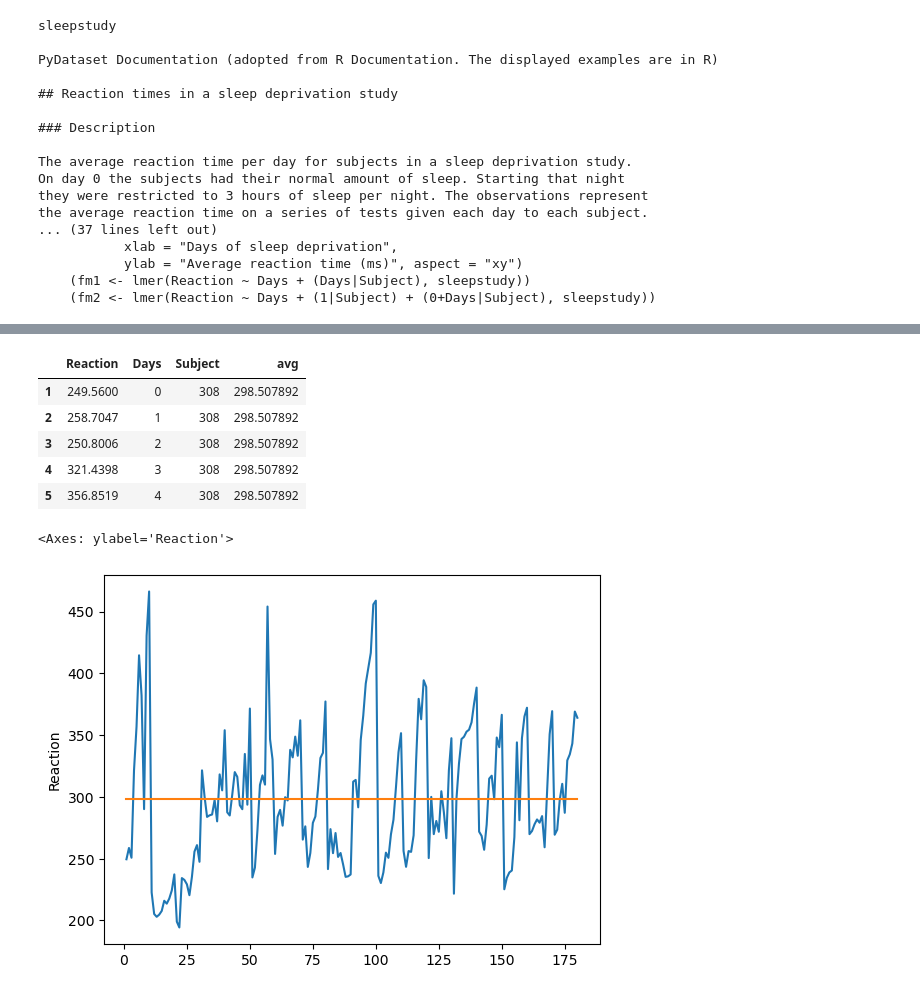
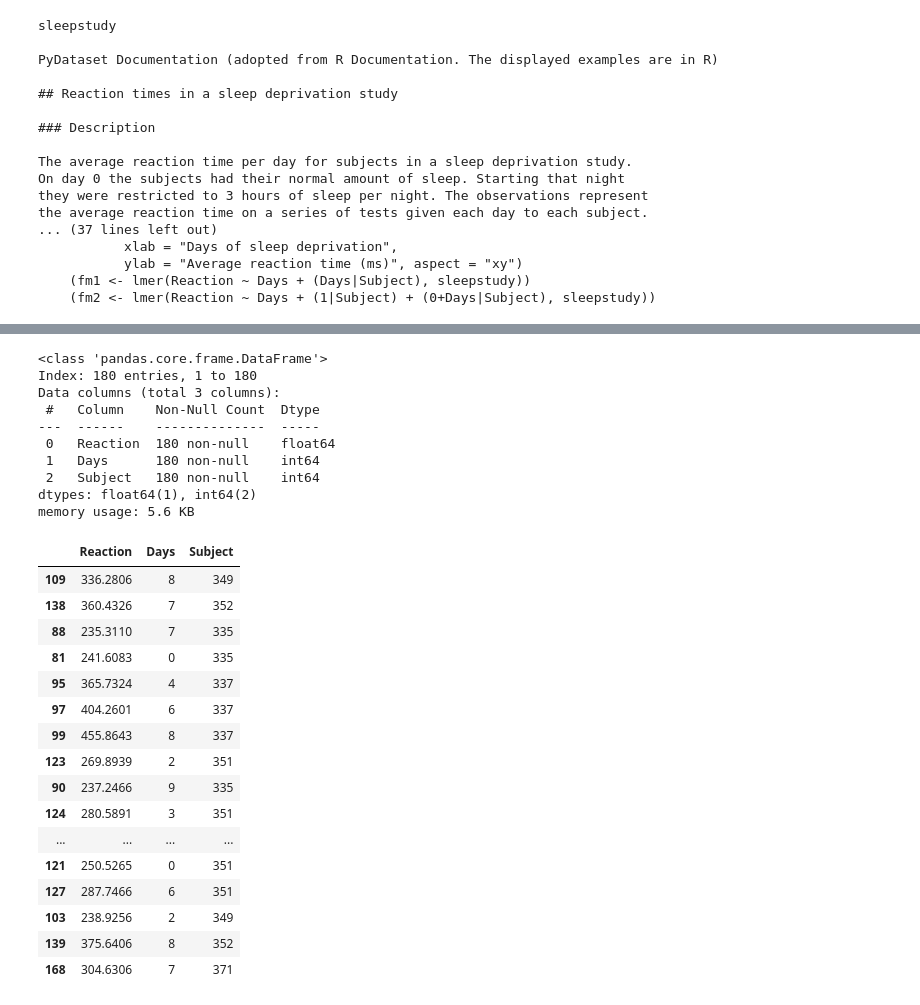
Before and after one commit to kelseyhangyu/ds-libraries-exercises, a Jupyter notebook: seaborn_exercises.ipynb, the cells around one changed output, grey strips where cells are left out. Cells and saved outputs as stored; diff of their text form; code cells hidden in the pictures.

```diff
--- a/seaborn_exercises.ipynb
+++ b/seaborn_exercises.ipynb
@@ -299,16 +289,32 @@ memory usage: 5.6 KB
-# %%
-sleep['avg'] = sleep.Reaction.mean()
-sleep.head()
-# %% [output]
-|  | Reaction | Days | Subject | avg |
-| 1 | 249.5600 | 0 | 308 | 298.507892 |
-| 2 | 258.7047 | 1 | 308 | 298.507892 |
-| 3 | 250.8006 | 2 | 308 | 298.507892 |
-| 4 | 321.4398 | 3 | 308 | 298.507892 |
-| 5 | 356.8519 | 4 | 308 | 298.507892 |
-# %%
-sns.lineplot(data = sleep, x = sleep.index, y = sleep.Reaction)
-sns.lineplot(data = sleep, x = sleep.index, y = sleep.avg)
-# %% [output]
-<Axes: ylabel='Reaction'>
-[figure, removed]
+# %%
+sleep.info()
+#sleep.sort_values(by = 'Subject')
+sleep.sample(20)
+# %% [output]
+<class 'pandas.core.frame.DataFrame'>
+Index: 180 entries, 1 to 180
+Data columns (total 3 columns):
+ #   Column    Non-Null Count  Dtype
+---  ------    --------------  -----
+ 0   Reaction  180 non-null    float64
+ 1   Days      180 non-null    int64
+ 2   Subject   180 non-null    int64
+dtypes: float64(1), int64(2)
+memory usage: 5.6 KB
+|  | Reaction | Days | Subject |
+| 109 | 336.2806 | 8 | 349 |
+| 138 | 360.4326 | 7 | 352 |
+| 88 | 235.3110 | 7 | 335 |
+| 81 | 241.6083 | 0 | 335 |
+| 95 | 365.7324 | 4 | 337 |
+| 97 | 404.2601 | 6 | 337 |
+| 99 | 455.8643 | 8 | 337 |
+| 123 | 269.8939 | 2 | 351 |
+| 90 | 237.2466 | 9 | 335 |
+| 124 | 280.5891 | 3 | 351 |
+| ... | ... | ... | ... |
+| 121 | 250.5265 | 0 | 351 |
+| 127 | 287.7466 | 6 | 351 |
+| 103 | 238.9256 | 2 | 349 |
+| 139 | 375.6406 | 8 | 352 |
+| 168 | 304.6306 | 7 | 371 |
```
Also changed, not shown: parts of 26 cells of this notebook.
